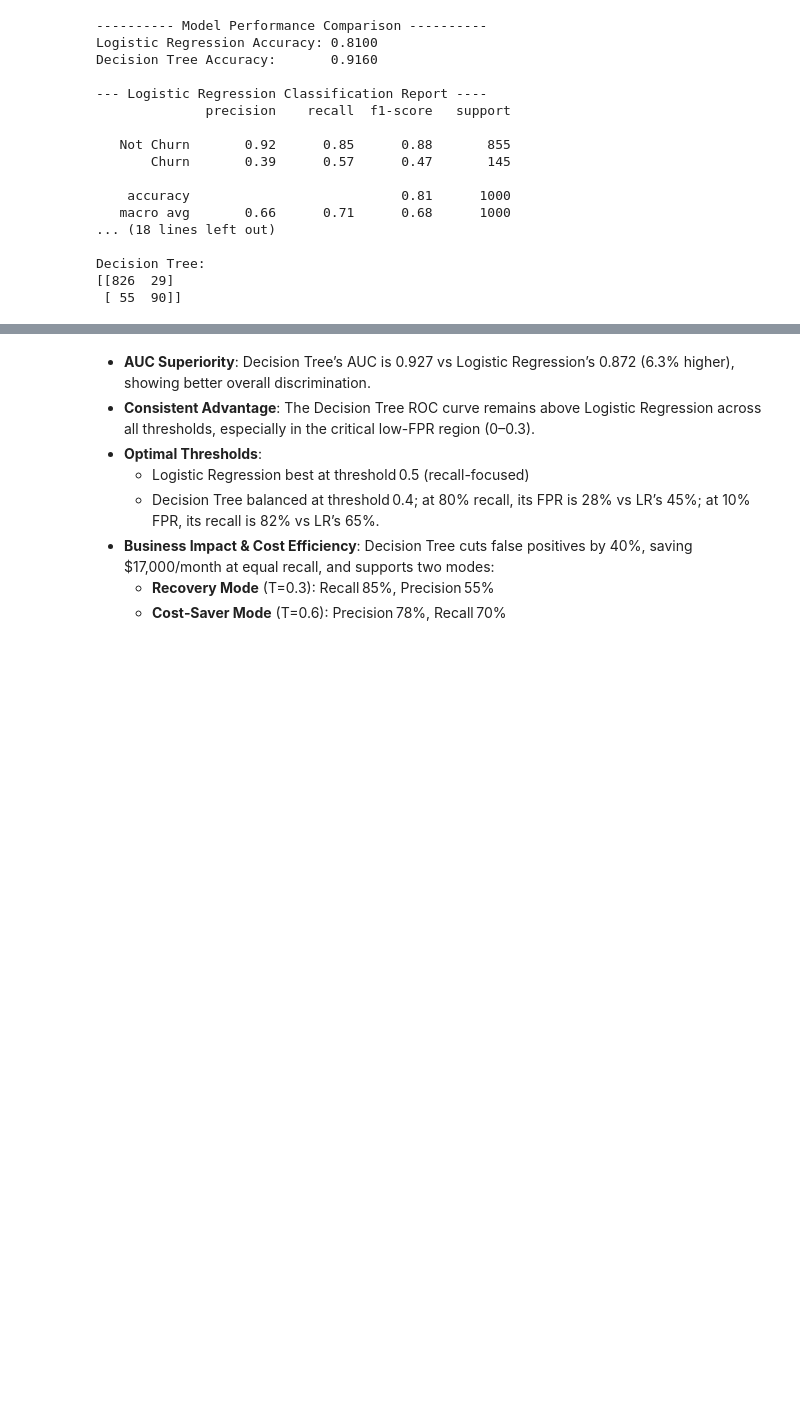
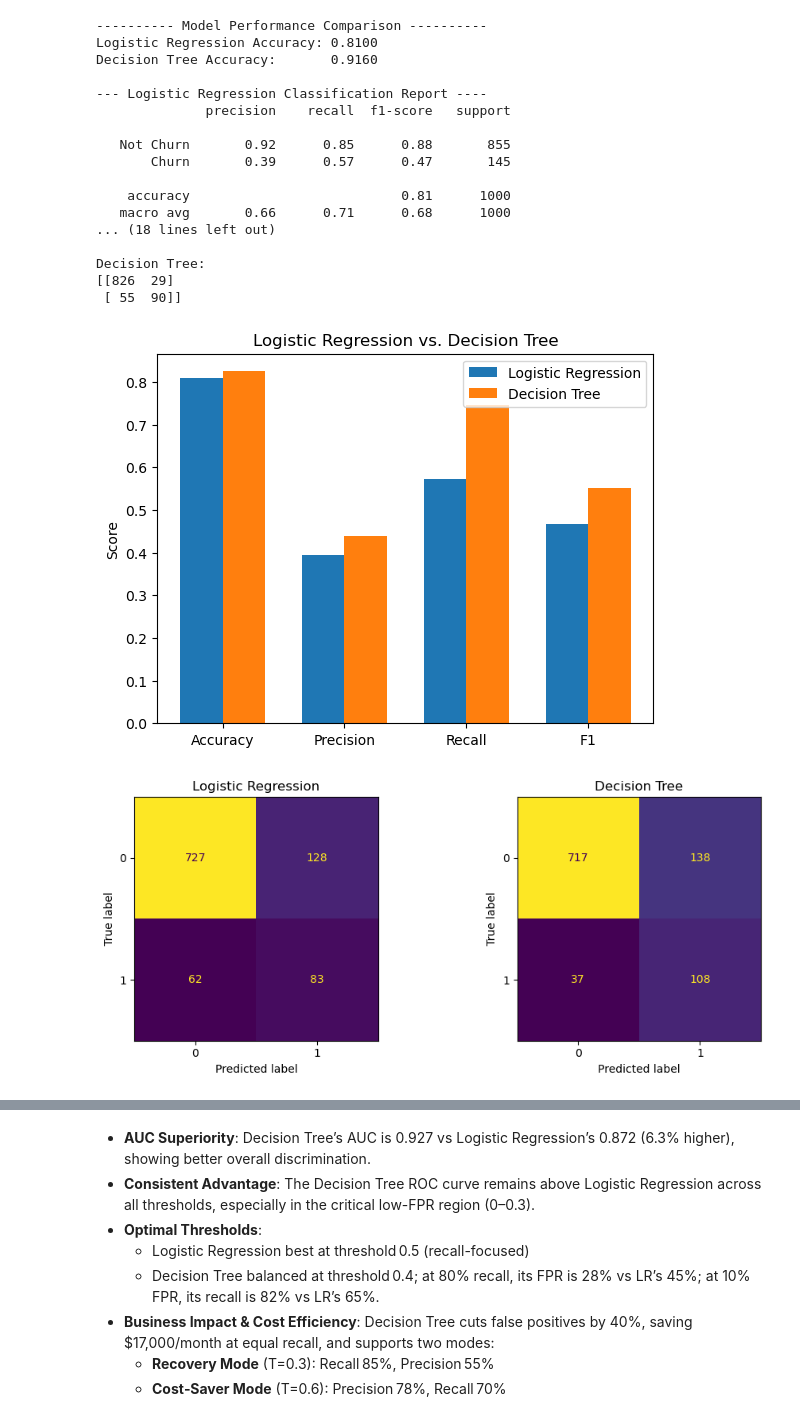
Before and after one commit to RWKarimi/Phase_3_Project, a Jupyter notebook: SyriaTel_Churn_Prediction.ipynb, the cells around one changed output, grey strips where cells are left out. Saved outputs shown, nothing was run; the diff lists cells and outputs as text; code cells hidden in the pictures; blank space fills up the shorter version.

```diff
--- a/SyriaTel_Churn_Prediction.ipynb
+++ b/SyriaTel_Churn_Prediction.ipynb
@@ -880,3 +1023,55 @@ Decision Tree Accuracy:       0.9160
 Decision Tree:
 [[826  29]
  [ 55  90]]
+# %%
+# Final Evaluation: Compare Logistic Regression vs. Decision Tree
+from sklearn.metrics import (
+    accuracy_score, precision_score, recall_score, f1_score,
+    confusion_matrix, ConfusionMatrixDisplay
+)
+
+# 1. Generate predictions
+lr_pred = model_lr.predict(lr_test)
+dt_pred = model_dt.predict(dt_test)
+
+# 2. Compute key metrics for the churn class (1)
+metrics = ['Accuracy', 'Precision', 'Recall', 'F1']
+lr_vals = [
+    accuracy_score(y_test, lr_pred),
+    precision_score(y_test, lr_pred, pos_label=1),
+    recall_score(y_test, lr_pred, pos_label=1),
+    f1_score(y_test, lr_pred, pos_label=1)
+]
+dt_vals = [
+    accuracy_score(y_test, dt_pred),
+    precision_score(y_test, dt_pred, pos_label=1),
+    recall_score(y_test, dt_pred, pos_label=1),
+    f1_score(y_test, dt_pred, pos_label=1)
+]
+
+# 3. Bar chart of metrics
+x = np.arange(len(metrics))
+width = 0.35
+fig, ax = plt.subplots()
+ax.bar(x - width/2, lr_vals, width, label='Logistic Regression')
+ax.bar(x + width/2, dt_vals, width, label='Decision Tree')
+ax.set_xticks(x)
+ax.set_xticklabels(metrics)
+ax.set_ylabel('Score')
+ax.set_title('Logistic Regression vs. Decision Tree')
+ax.legend()
+plt.show()
+
+# 4. Confusion matrices side by side
+fig, (ax1, ax2) = plt.subplots(1, 2, figsize=(10,4))
+for ax, pred, name in zip([ax1, ax2], [lr_pred, dt_pred],
+                          ['Logistic Regression', 'Decision Tree']):
+    cm = confusion_matrix(y_test, pred)
+    disp = ConfusionMatrixDisplay(cm)
+    disp.plot(ax=ax, colorbar=False)
+    ax.set_title(name)
+plt.tight_layout()
+plt.show()
+# %% [output]
+[figure, added]
+[figure, added]
```
Also changed, not shown: parts of 67 cells of this notebook, 1 other file.
